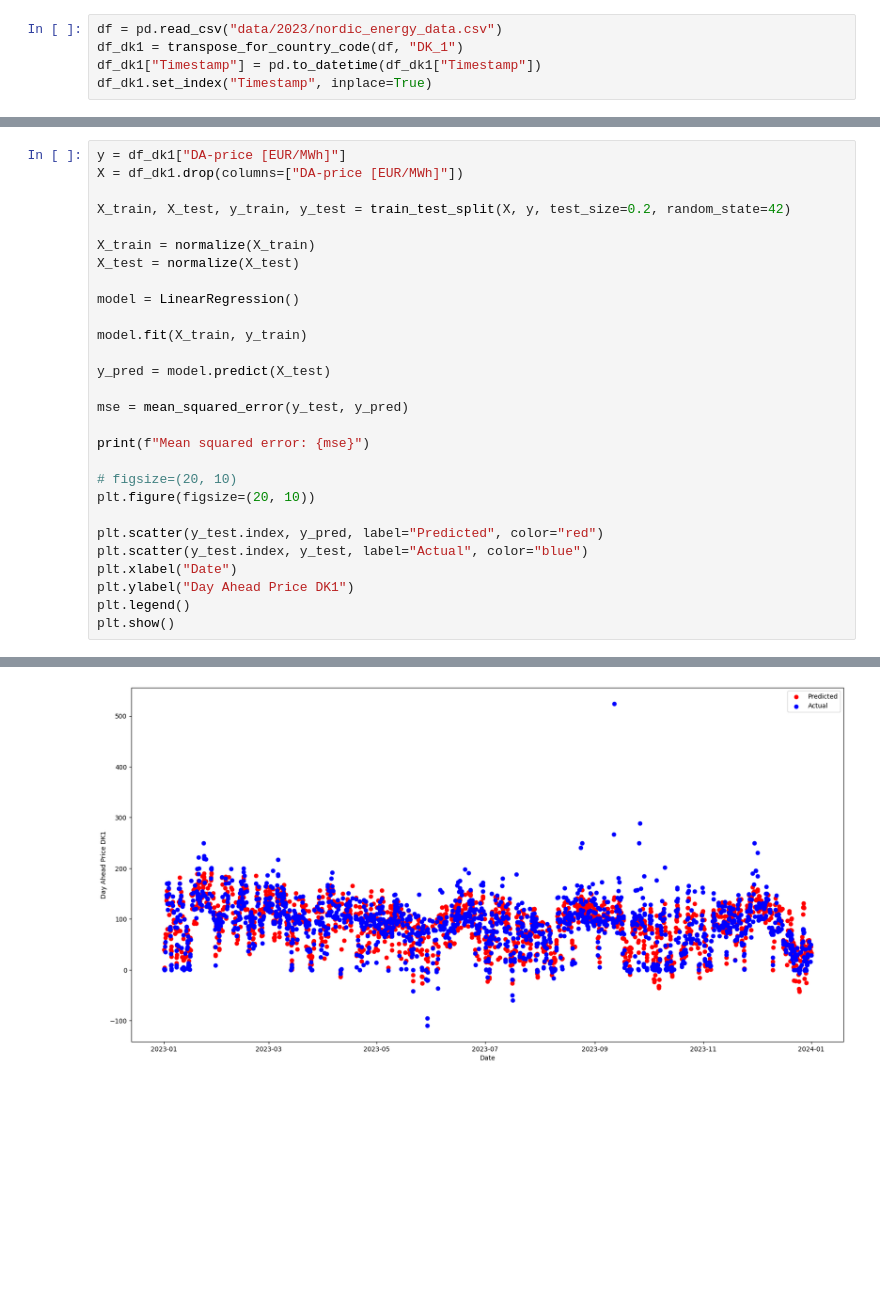
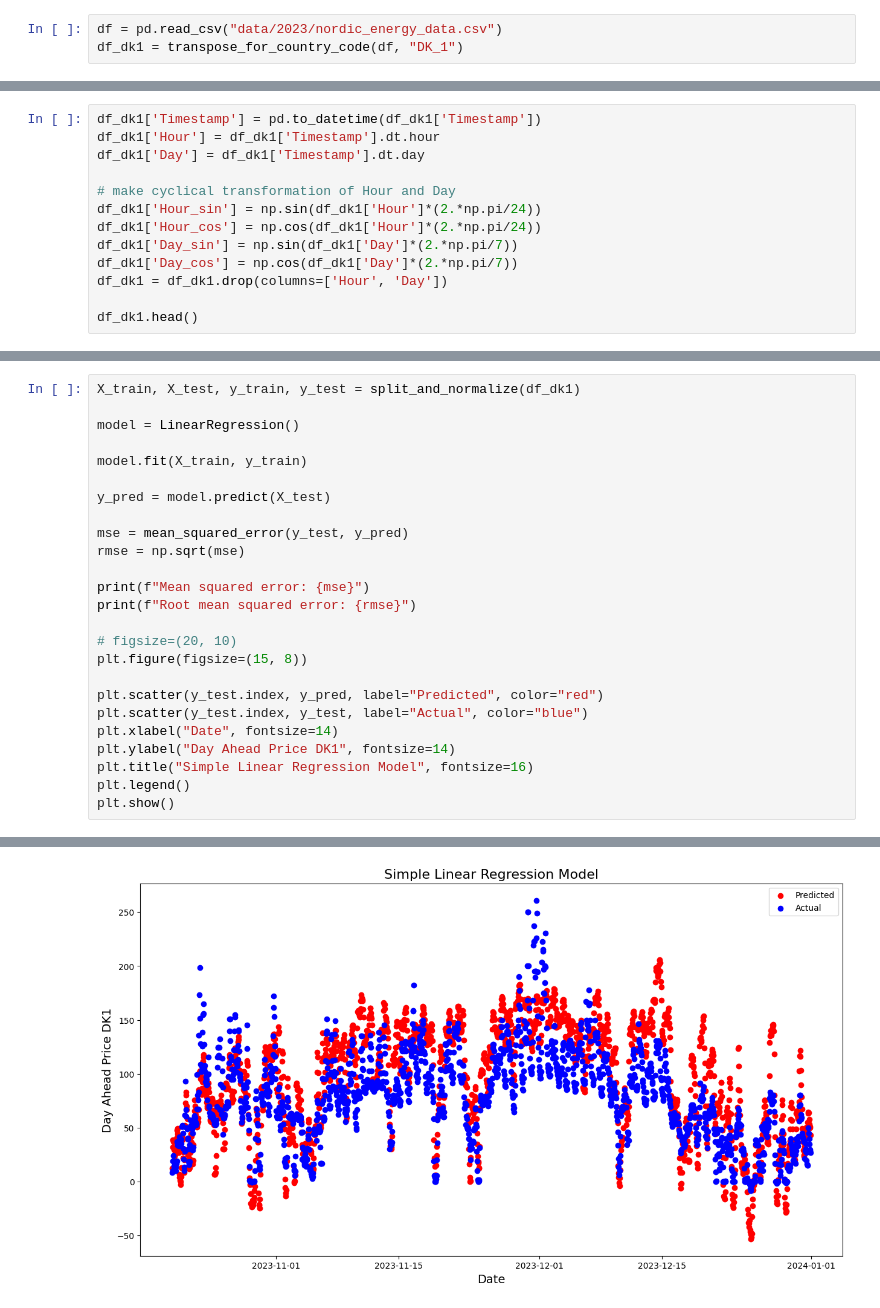
Before and after one commit to SorenBlattBendtsen/model_based, a Jupyter notebook: simple_regression_model.ipynb, the cells around one changed output, grey strips where cells are left out. Saved outputs shown, nothing was run; the diff lists cells and outputs as text; blank space fills up the shorter version.

Commit message:
cyclical transformation function

```diff
--- a/simple_regression_model.ipynb
+++ b/simple_regression_model.ipynb
@@ -14,5 +20,3 @@ ImportError: cannot import name 'split_and_normalize' from 'prepare_country_data
 # %%
 df = pd.read_csv("data/2023/nordic_energy_data.csv")
 df_dk1 = transpose_for_country_code(df, "DK_1")
-df_dk1["Timestamp"] = pd.to_datetime(df_dk1["Timestamp"])
-df_dk1.set_index("Timestamp", inplace=True)
@@ -29,0 +23,13 @@ df_dk1.head()
+# %%
+df_dk1['Timestamp'] = pd.to_datetime(df_dk1['Timestamp'])
+df_dk1['Hour'] = df_dk1['Timestamp'].dt.hour
+df_dk1['Day'] = df_dk1['Timestamp'].dt.day
+
+# make cyclical transformation of Hour and Day
+df_dk1['Hour_sin'] = np.sin(df_dk1['Hour']*(2.*np.pi/24))
+df_dk1['Hour_cos'] = np.cos(df_dk1['Hour']*(2.*np.pi/24))
+df_dk1['Day_sin'] = np.sin(df_dk1['Day']*(2.*np.pi/7))
+df_dk1['Day_cos'] = np.cos(df_dk1['Day']*(2.*np.pi/7))
+df_dk1 = df_dk1.drop(columns=['Hour', 'Day'])
+
+df_dk1.head()
@@ -30,11 +44,5 @@ df_dk1.head()
 # %%
-y = df_dk1["DA-price [EUR/MWh]"]
-X = df_dk1.drop(columns=["DA-price [EUR/MWh]"])
-
-X_train, X_test, y_train, y_test = train_test_split(X, y, test_size=0.2, random_state=42)
-
-X_train = normalize(X_train)
-X_test = normalize(X_test)
+X_train, X_test, y_train, y_test = split_and_normalize(df_dk1)
 
 model = LinearRegression()
 
@@ -43,16 +51,19 @@ model.fit(X_train, y_train)
 y_pred = model.predict(X_test)
 
 mse = mean_squared_error(y_test, y_pred)
+rmse = np.sqrt(mse)
 
 print(f"Mean squared error: {mse}")
+print(f"Root mean squared error: {rmse}")
 
 # figsize=(20, 10)
-plt.figure(figsize=(20, 10))
+plt.figure(figsize=(15, 8))
 
 plt.scatter(y_test.index, y_pred, label="Predicted", color="red")
 plt.scatter(y_test.index, y_test, label="Actual", color="blue")
-plt.xlabel("Date")
-plt.ylabel("Day Ahead Price DK1")
+plt.xlabel("Date", fontsize=14)
+plt.ylabel("Day Ahead Price DK1", fontsize=14)
+plt.title("Simple Linear Regression Model", fontsize=16)
 plt.legend()
 plt.show()
 # %% [output]
@@ -60 +72 @@ Mean squared error: 493.6821677731233
-[figure, old version]
+[figure, new version]
```
Also changed, not shown: parts of 4 cells of this notebook, 1 other file.
